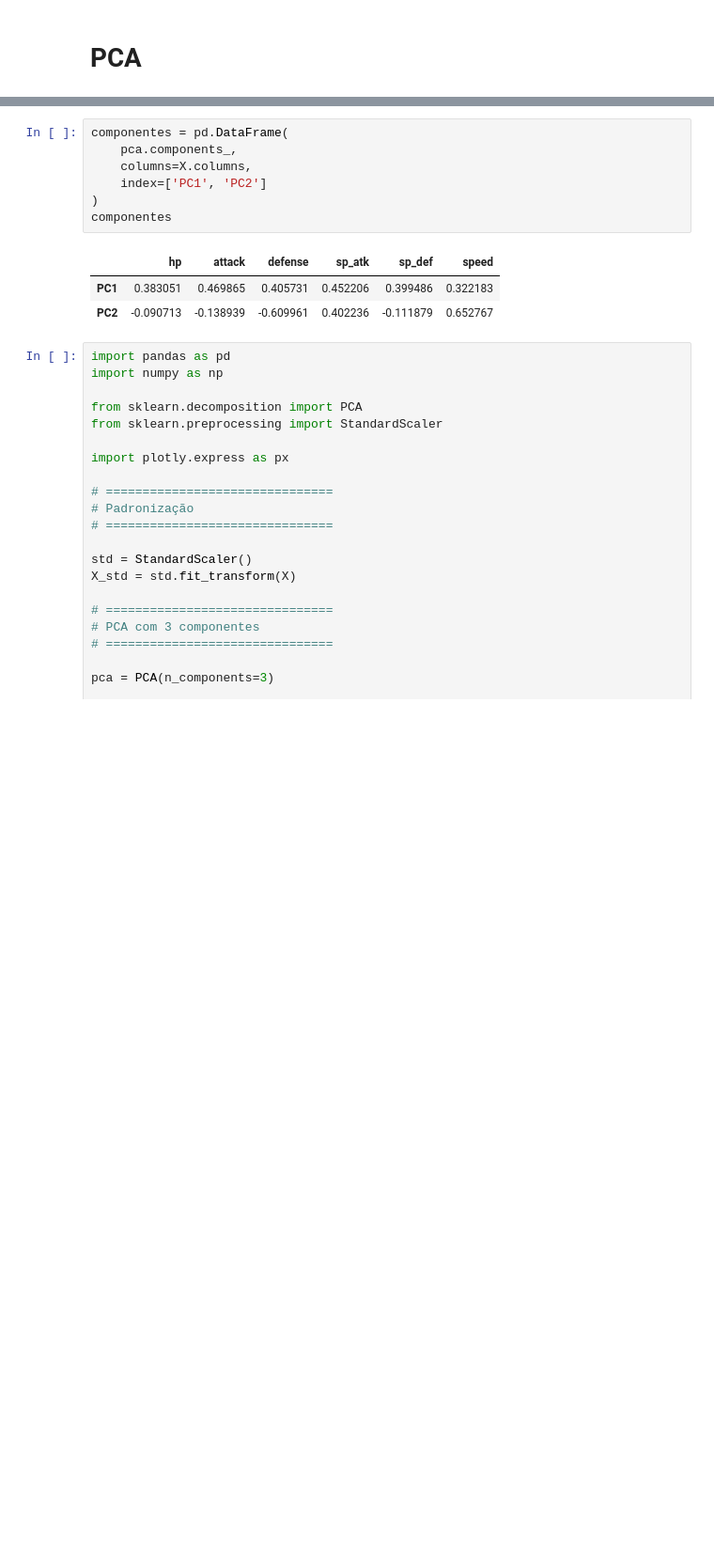
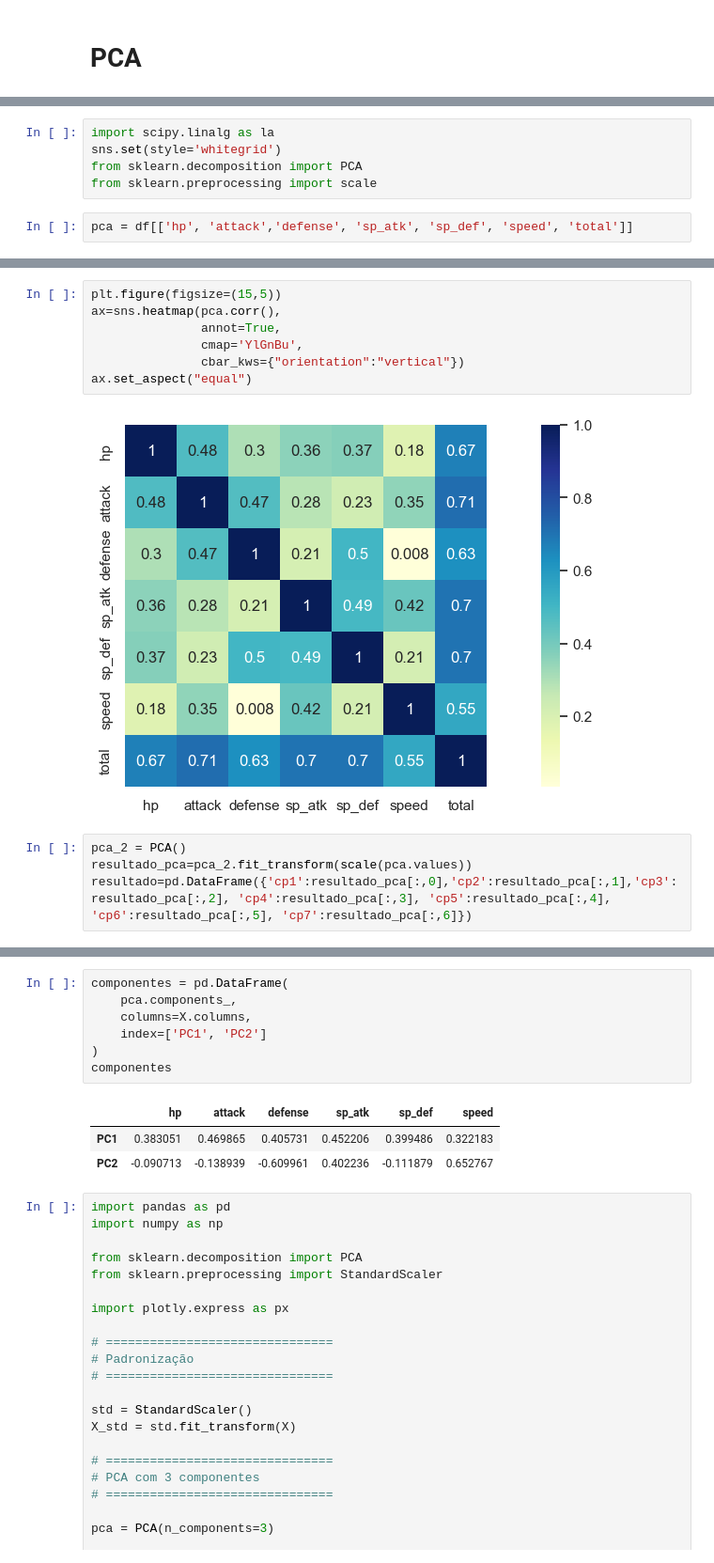
Before and after one commit to EdsonEdu2031/pi-2026, a Jupyter notebook: main.ipynb, the cells around one changed output, grey strips where cells are left out. Shown at 94% size. Drawn from its saved outputs; the diff is of its cells as text; blank space fills up the shorter version.

```diff
--- a/main.ipynb
+++ b/main.ipynb
@@ -472,0 +371,7 @@ Variância total explicada: 0.8043
+# %%
+import scipy.linalg as la
+sns.set(style='whitegrid')
+from sklearn.decomposition import PCA
+from sklearn.preprocessing import scale
+# %%
+pca = df[['hp', 'attack','defense', 'sp_atk', 'sp_def', 'speed', 'total']]
@@ -472,0 +391,13 @@ Variância total explicada: 0.8043
+# %%
+plt.figure(figsize=(15,5))
+ax=sns.heatmap(pca.corr(),
+               annot=True,
+               cmap='YlGnBu',
+               cbar_kws={"orientation":"vertical"})
+ax.set_aspect("equal")
+# %% [output]
+[figure, added]
+# %%
+pca_2 = PCA()
+resultado_pca=pca_2.fit_transform(scale(pca.values))
+resultado=pd.DataFrame({'cp1':resultado_pca[:,0],'cp2':resultado_pca[:,1],'cp3':resultado_pca[:,2], 'cp4':resultado_pca[:,3], 'cp5':resultado_pca[:,4], 'cp6':resultado_pca[:,5], 'cp7':resultado_pca[:,6]})
```
Also changed, not shown: parts of 16 cells of this notebook.
